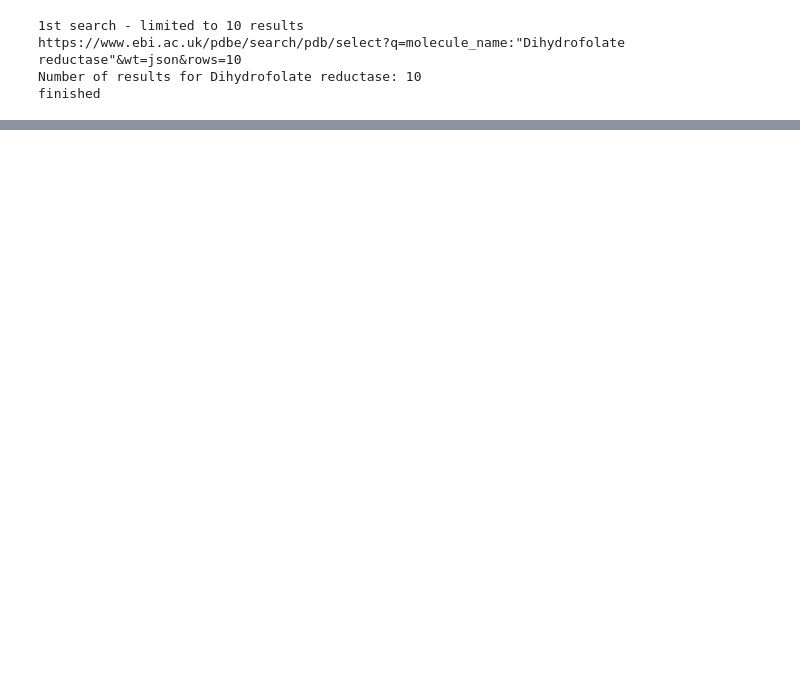
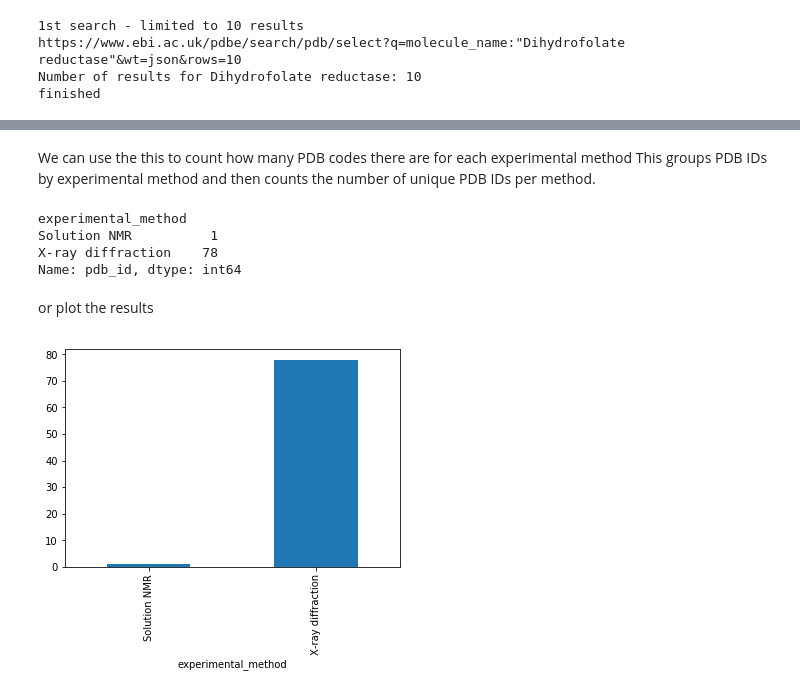
Before and after one commit to PDBeurope/pdbe-api-training, a Jupyter notebook: summer_school_2020/section1 - running a search.ipynb, the cells around one changed output, grey strips where cells are left out. Drawn from its saved outputs; the diff is of its cells as text; code cells hidden in the pictures; blank space fills up the shorter version.

Commit message:
tidied up the graphs

```diff
--- a/summer_school_2020/section1 - running a search.ipynb
+++ b/summer_school_2020/section1 - running a search.ipynb
@@ -59,9 +199,12 @@ We will then increase the number of rows to 1000
 # %%
 print('Search with 1000 rows')
 
-search_terms = {"molecule_name":"Dihydrofolate reductase"}
+search_terms = {"molecule_name":"Dihydrofolate reductase",
+                "organism_name":"Human"
+               }
+filter_terms = ['pdb_id', 'experimental_method', 'release_year']
 
-first_results_more_rows = run_search(search_terms, number_of_rows=1000)
-print('finished')
+third_results_more_rows = run_search(search_terms, filter_terms, number_of_rows=1000)
+pprint(third_results_more_rows)
 # %% [output]
 Search with 1000 rows
@@ -70,0 +247,20 @@ finished
+# %% [markdown]
+We can use the this to count how many PDB codes there are for each experimental method
+This groups PDB IDs by experimental method and then counts the number of unique PDB IDs per method.
+# %%
+pandas_count(list_of_results=third_results_more_rows,
+             column_to_group_by='experimental_method')
+# %% [output]
+experimental_method
+Solution NMR          1
+X-ray diffraction    78
+Name: pdb_id, dtype: int64
+# %% [markdown]
+or plot the results
+# %%
+pandas_plot(list_of_results=third_results_more_rows,
+            column_to_group_by='experimental_method',
+            graph_type='bar'
+            )
+# %% [output]
+[figure, added]
```
Also changed, not shown: parts of 34 cells of this notebook, 1 other file.
